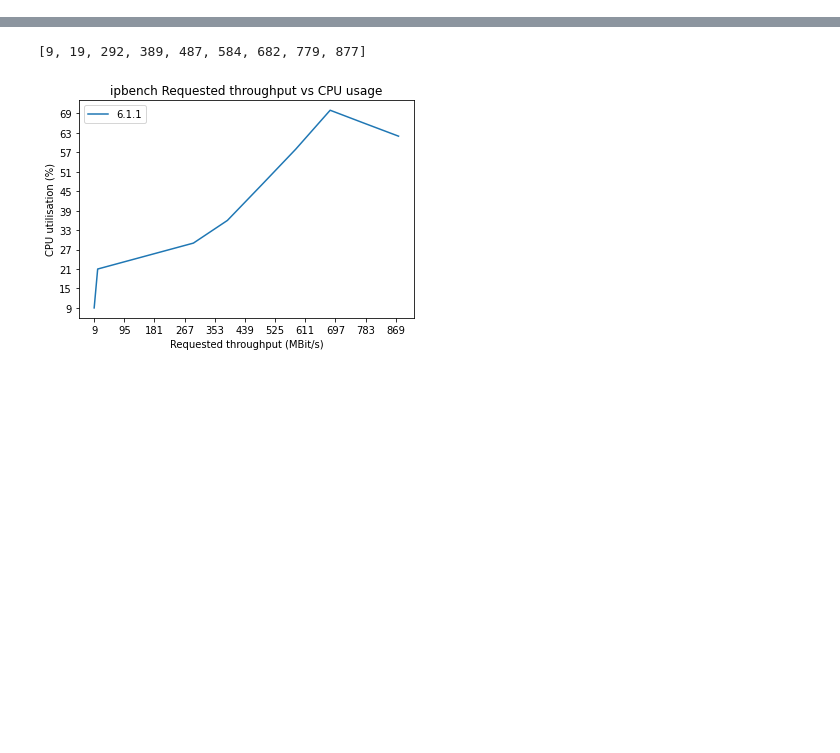
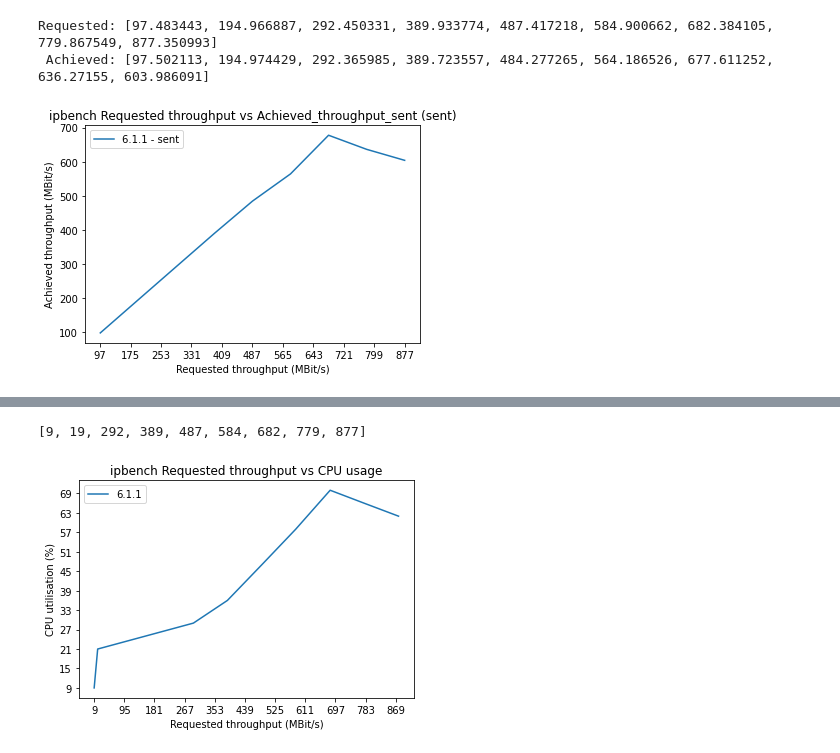
Before and after one commit to omeh-a/tor-scripts, a Jupyter notebook: driver-framework/result.ipynb, the cells around one changed output, grey strips where cells are left out. Saved outputs shown, nothing was run; the diff lists cells and outputs as text; code cells hidden in the pictures; blank space fills up the shorter version.

```diff
--- a/driver-framework/result.ipynb
+++ b/driver-framework/result.ipynb
@@ -97,4 +135,11 @@ def ticks(data, num_ticks):
 
     num_ticks = int((maximum - minimum)/10)
     return range(minimum, maximum, num_ticks)
+# %%
+
+finalise_ipbench("6.1.1-singleclient-1-clean", "Achieved_throughput_sent", "Achieved throughput (MBit/s)")
+# %% [output]
+Requested: [97.483443, 194.966887, 292.450331, 389.933774, 487.417218, 584.900662, 682.384105, 779.867549, 877.350993]
+ Achieved: [97.502113, 194.974429, 292.365985, 389.723557, 484.277265, 564.186526, 677.611252, 636.27155, 603.986091]
+[figure, added]
 # %%
```
Also changed, not shown: parts of 4 cells of this notebook, 5 other files.
